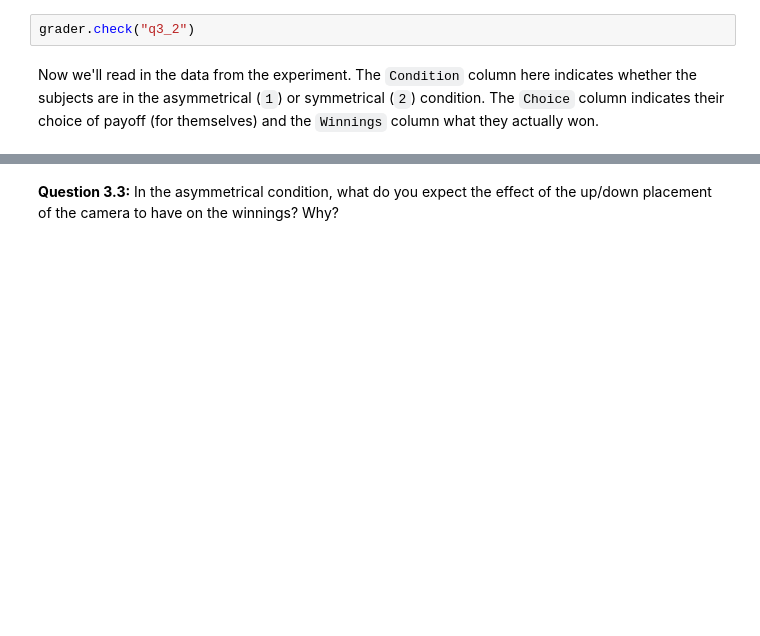
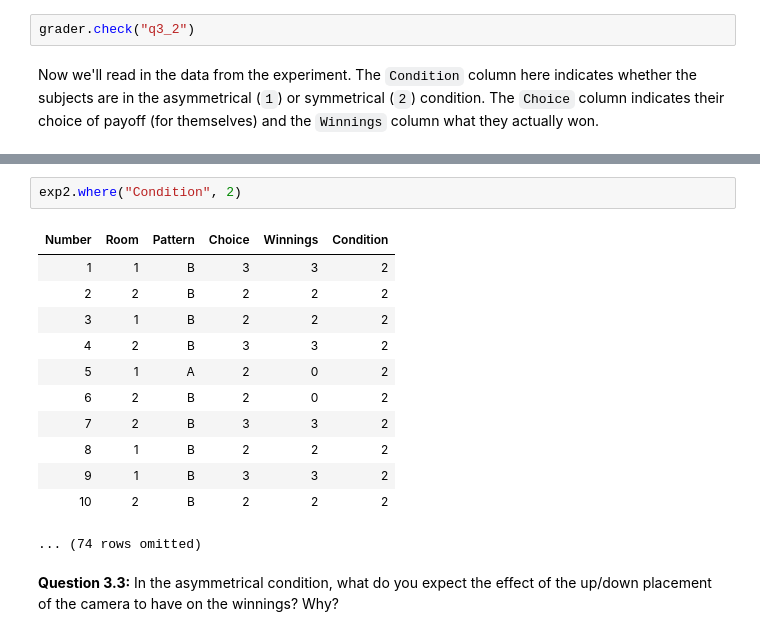
Before and after one commit to ds-connectors/DATA-88-EconModels-sp20, a Jupyter notebook: proj/proj02/proj02.ipynb, the cells around one changed output, grey strips where cells are left out. Saved outputs shown, nothing was run; the diff lists cells and outputs as text; blank space fills up the shorter version.

```diff
--- a/proj/proj02/proj02.ipynb
+++ b/proj/proj02/proj02.ipynb
@@ -525,3 +538,18 @@ exp2
+# %%
+exp2.where("Condition", 2)
+# %% [output]
+| Number | Room | Pattern | Choice | Winnings | Condition |
+| 1 | 1 | B | 3 | 3 | 2 |
+| 2 | 2 | B | 2 | 2 | 2 |
+| 3 | 1 | B | 2 | 2 | 2 |
+| 4 | 2 | B | 3 | 3 | 2 |
+| 5 | 1 | A | 2 | 0 | 2 |
+| 6 | 2 | B | 2 | 0 | 2 |
+| 7 | 2 | B | 3 | 3 | 2 |
+| 8 | 1 | B | 2 | 2 | 2 |
+| 9 | 1 | B | 3 | 3 | 2 |
+| 10 | 2 | B | 2 | 2 | 2 |
+... (74 rows omitted)
 # %% [markdown]
 <!-- BEGIN QUESTION -->
 
```
Also changed, not shown: parts of 1 cell of this notebook.
